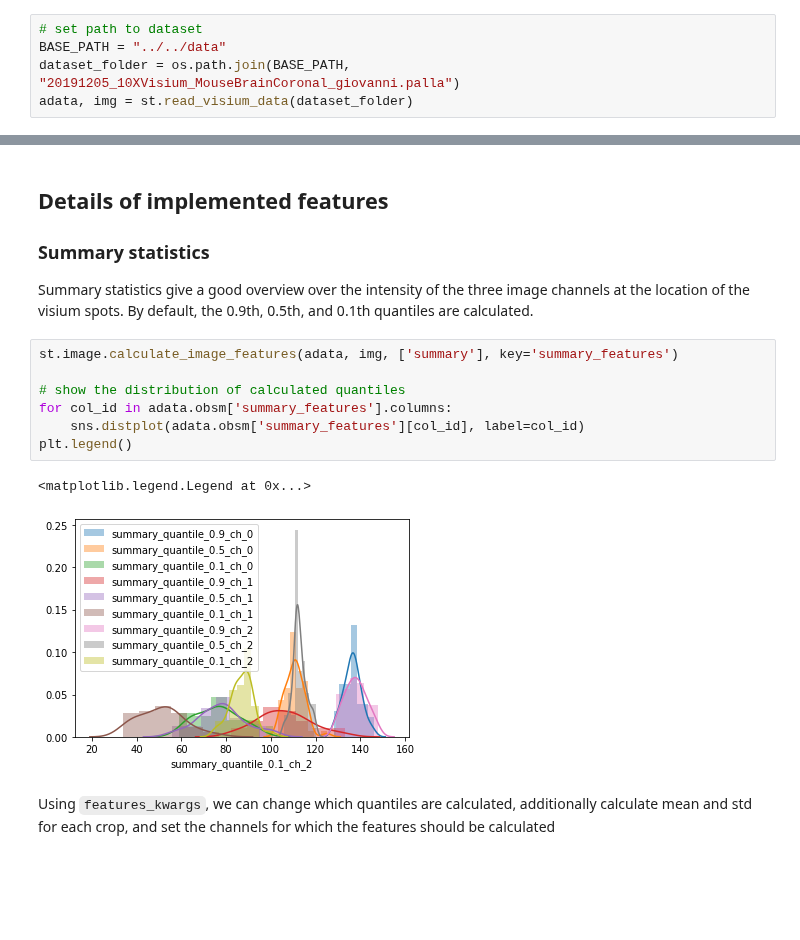
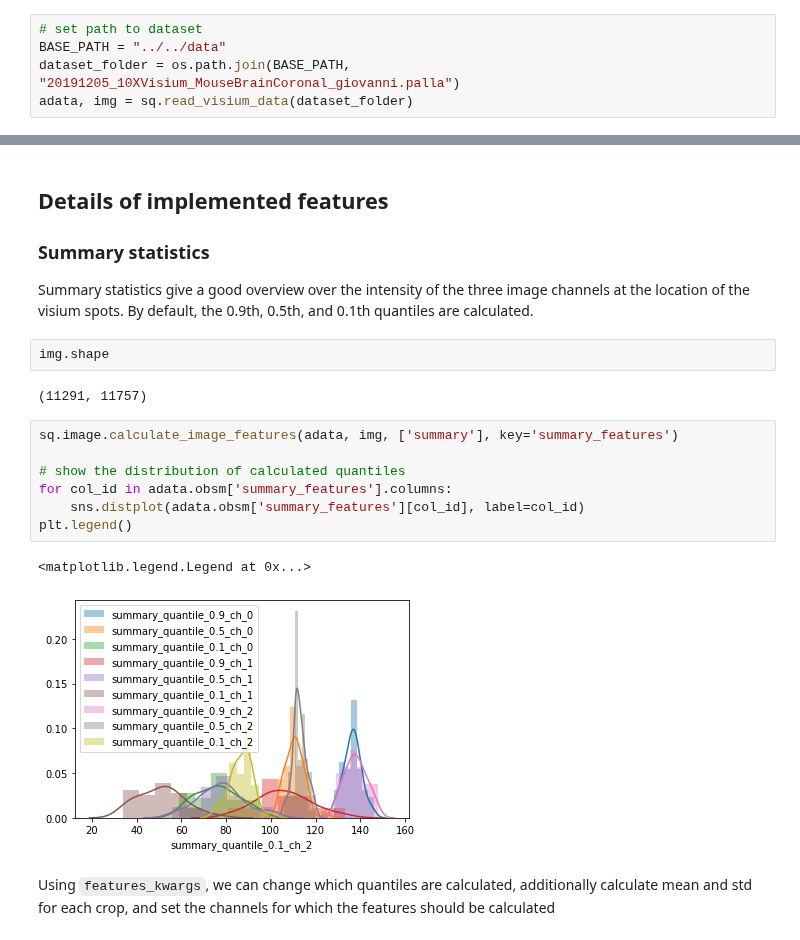
Before and after one commit to scverse/squidpy, a Jupyter notebook: notebooks/tutorial_feature_extraction.ipynb, the cells around one changed output, grey strips where cells are left out. Saved outputs shown, nothing was run; the diff lists cells and outputs as text; blank space fills up the shorter version.

```diff
--- a/notebooks/tutorial_feature_extraction.ipynb
+++ b/notebooks/tutorial_feature_extraction.ipynb
@@ -36,7 +36,7 @@ import os
 # set path to dataset
 BASE_PATH = "../../data"
 dataset_folder = os.path.join(BASE_PATH, "20191205_10XVisium_MouseBrainCoronal_giovanni.palla")
-adata, img = st.read_visium_data(dataset_folder)
+adata, img = sq.read_visium_data(dataset_folder)
 # %% [output]
 WARNING: read_visium_data: setting count_file to ../../data/20191205_10XVisium_MouseBrainCoronal_giovanni.palla/V1_Adult_Mouse_Brain_filtered_feature_bc_matrix.h5
 WARNING: read_visium_data: setting image_file to ../../data/20191205_10XVisium_MouseBrainCoronal_giovanni.palla/V1_Adult_Mouse_Brain_image.tif
@@ -105,16 +105,20 @@ masked features have lower median values, because the area outside the circle is
 ### Summary statistics
 Summary statistics give a good overview over the intensity of the three image channels at the location of the visium spots.
 By default, the 0.9th, 0.5th, and 0.1th quantiles are calculated.
+# %%
+img.shape
+# %% [output]
+(11291, 11757)
 # %%
-st.image.calculate_image_features(adata, img, ['summary'], key='summary_features')
+sq.image.calculate_image_features(adata, img, ['summary'], key='summary_features')
 
 # show the distribution of calculated quantiles
 for col_id in adata.obsm['summary_features'].columns:
     sns.distplot(adata.obsm['summary_features'][col_id], label=col_id)
 plt.legend()
 # %% [output]
 <matplotlib.legend.Legend at 0x...>
-[figure, old version]
+[figure, new version]
 # %% [markdown]
 Using `features_kwargs`, we can change which quantiles are calculated, additionally calculate mean and std for each crop, and set the channels for which the features should be calculated
 # %%
```
Also changed, not shown: parts of 13 cells of this notebook, 7 other files.
